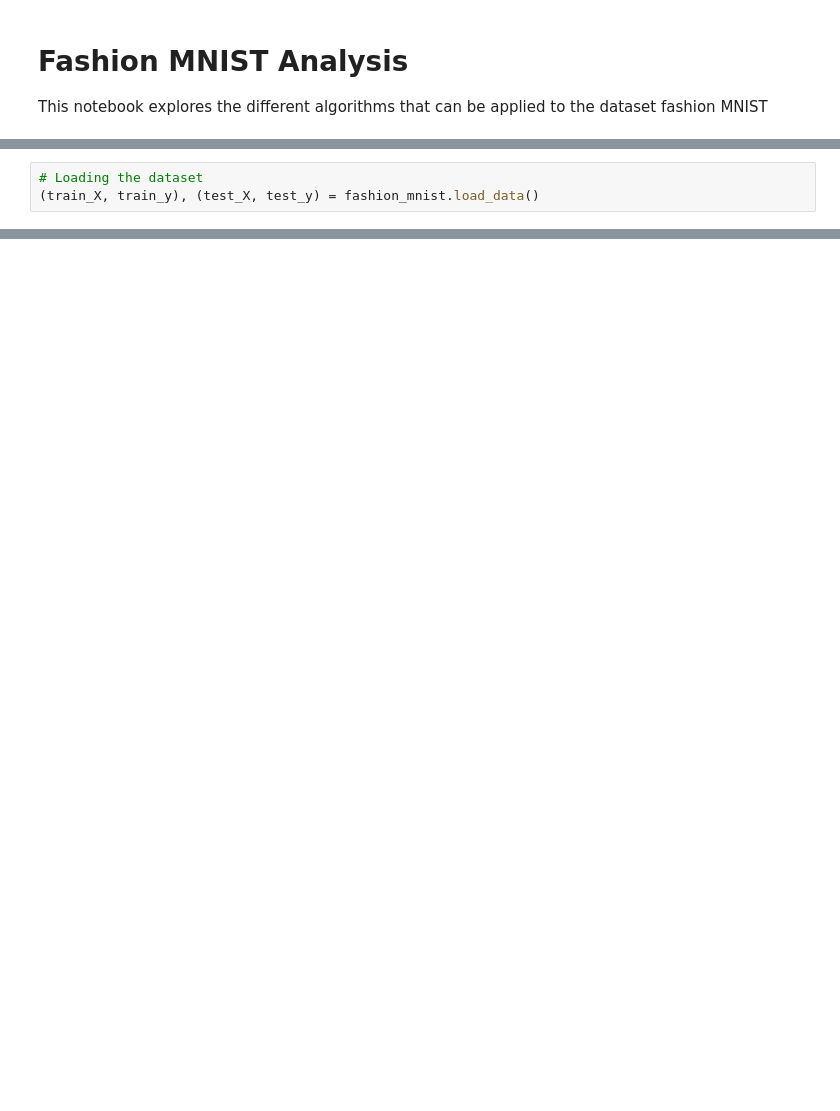
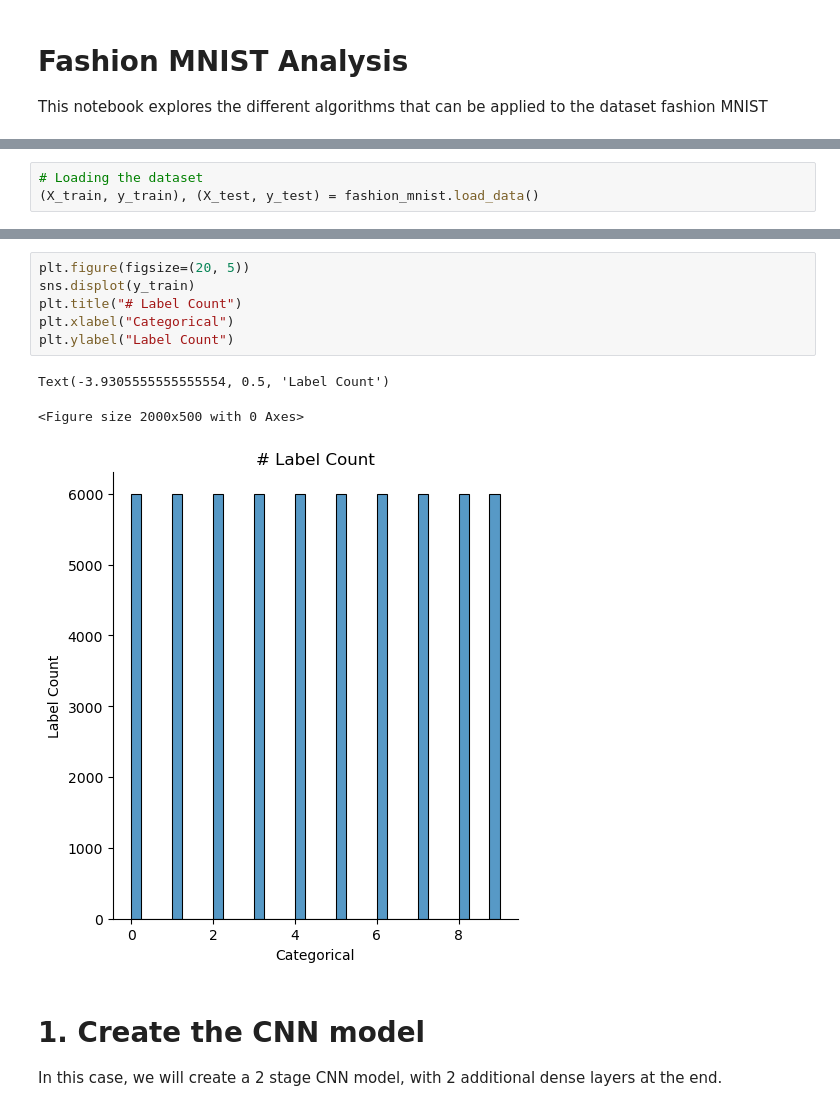
Before and after one commit to mcachosoblechero/Classic-ML-Datasets, a Jupyter notebook: MNIST/exploration/fashion_mnist.ipynb, the cells around one changed output, grey strips where cells are left out. Drawn from its saved outputs; the diff is of its cells as text; blank space fills up the shorter version.

Commit message:
Incorporate Fashion MNIST

```diff
--- a/MNIST/exploration/fashion_mnist.ipynb
+++ b/MNIST/exploration/fashion_mnist.ipynb
@@ -15,6 +23,6 @@ from keras.datasets import fashion_mnist
 To enable them in other operations, rebuild TensorFlow with the appropriate compiler flags.
 # %%
 # Loading the dataset
-(train_X, train_y), (test_X, test_y) = fashion_mnist.load_data()
+(X_train, y_train), (X_test, y_test) = fashion_mnist.load_data()
 # %%
 # Understand the size of this dataset
@@ -38,3 +46,17 @@ for i in range(1,101):
 plt.show()
 # %% [output]
 [figure]
+# %%
+plt.figure(figsize=(20, 5))
+sns.displot(y_train)
+plt.title("# Label Count")
+plt.xlabel("Categorical")
+plt.ylabel("Label Count")
+# %% [output]
+Text(-3.9305555555555554, 0.5, 'Label Count')
+<Figure size 2000x500 with 0 Axes>
+[figure, added]
+# %% [markdown]
+# 1. Create the CNN model
+
+In this case, we will create a 2 stage CNN model, with 2 additional dense layers at the end.
```
Also changed, not shown: parts of 6 cells of this notebook.
